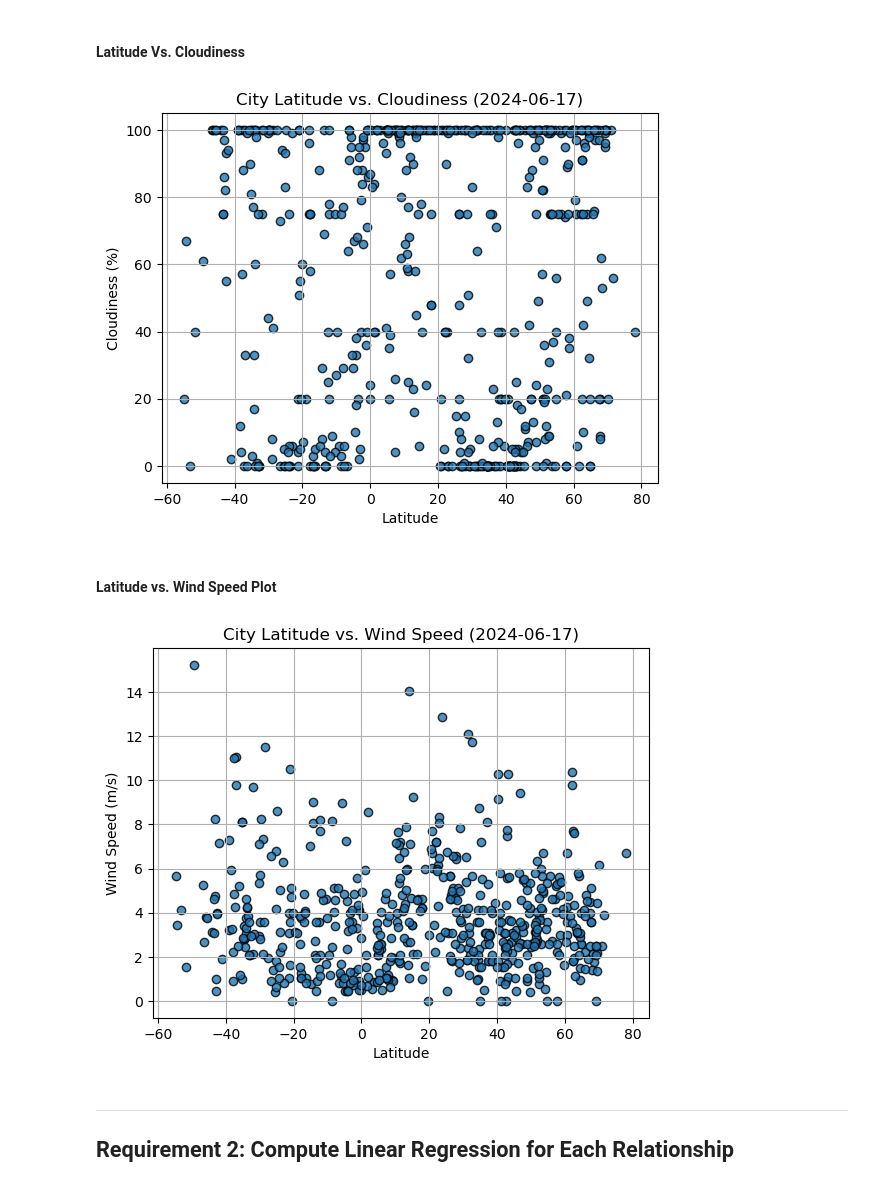
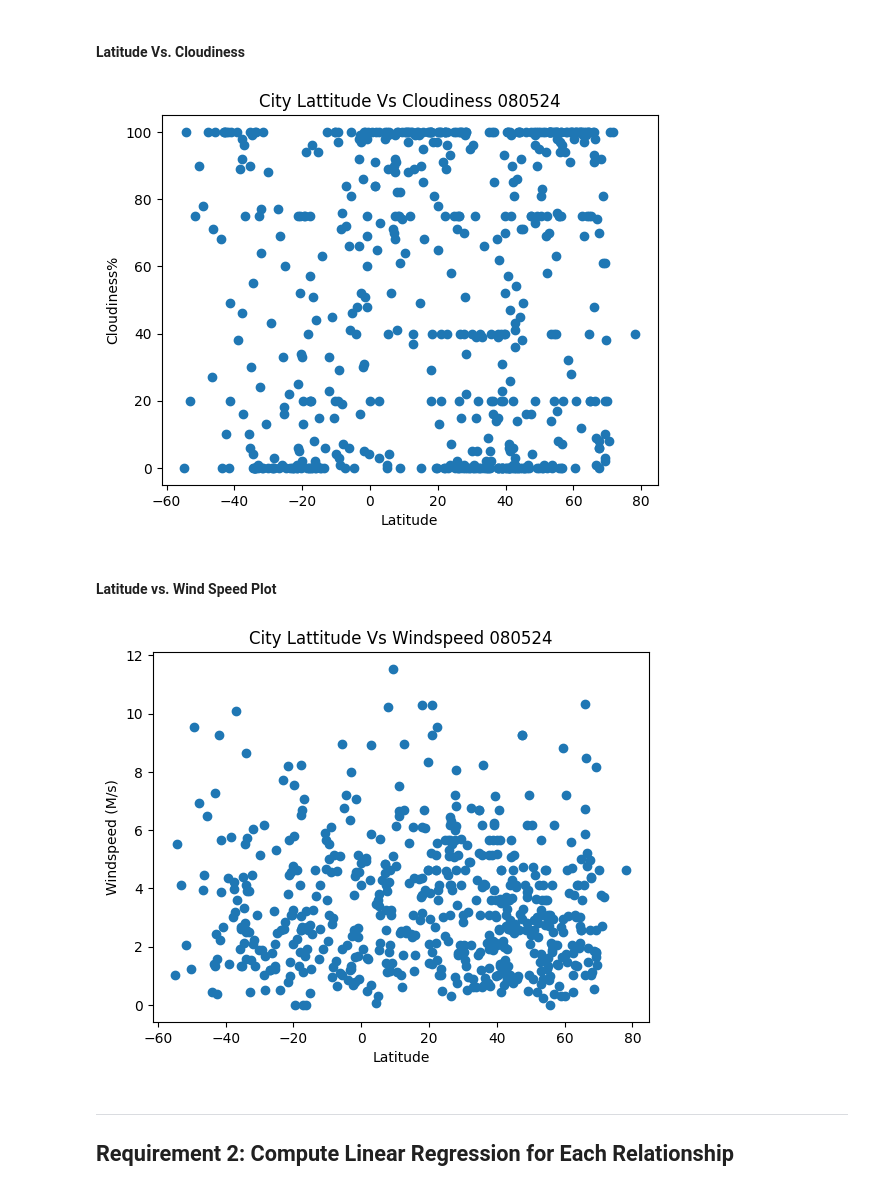
Before and after one commit to JT-Turner/python-api-challenge, a Jupyter notebook: WeatherPy/Starter_Code/WeatherPy_2.ipynb, the cells around one changed output. Drawn from its saved outputs; the diff is of its cells as text; code cells hidden in the pictures.

```diff
--- a/WeatherPy/Starter_Code/WeatherPy_2.ipynb
+++ b/WeatherPy/Starter_Code/WeatherPy_2.ipynb
@@ -224,10 +230,12 @@ plt.show()
 #### Latitude Vs. Cloudiness
 # %%
 # Build the scatter plots for latitude vs. cloudiness
-# YOUR CODE HERE
+plt.scatter(city_data_df["Lat"],city_data_df["Cloudiness"])
 
 # Incorporate the other graph properties
-# YOUR CODE HERE
+plt.xlabel("Latitude")
+plt.ylabel("Cloudiness%")
+plt.title("City Lattitude Vs Cloudiness 080524")
 
 # Save the figure
 plt.savefig("output_data/Fig3.png")
@@ -235,23 +243,25 @@ plt.savefig("output_data/Fig3.png")
 # Show plot
 plt.show()
 # %% [output]
-[figure, old version]
+[figure, new version]
 # %% [markdown]
 #### Latitude vs. Wind Speed Plot
 # %%
 # Build the scatter plots for latitude vs. wind speed
-# YOUR CODE HERE
+plt.scatter(city_data_df["Lat"],city_data_df["Wind Speed"])
 
 # Incorporate the other graph properties
-# YOUR CODE HERE
+plt.xlabel("Latitude")
+plt.ylabel("Windspeed (M/s)")
+plt.title("City Lattitude Vs Windspeed 080524")
 
 # Save the figure
 plt.savefig("output_data/Fig4.png")
 
 # Show plot
 plt.show()
 # %% [output]
-[figure, old version]
+[figure, new version]
 # %% [markdown]
 ---
 
```
Also changed, not shown: parts of 27 cells of this notebook.
